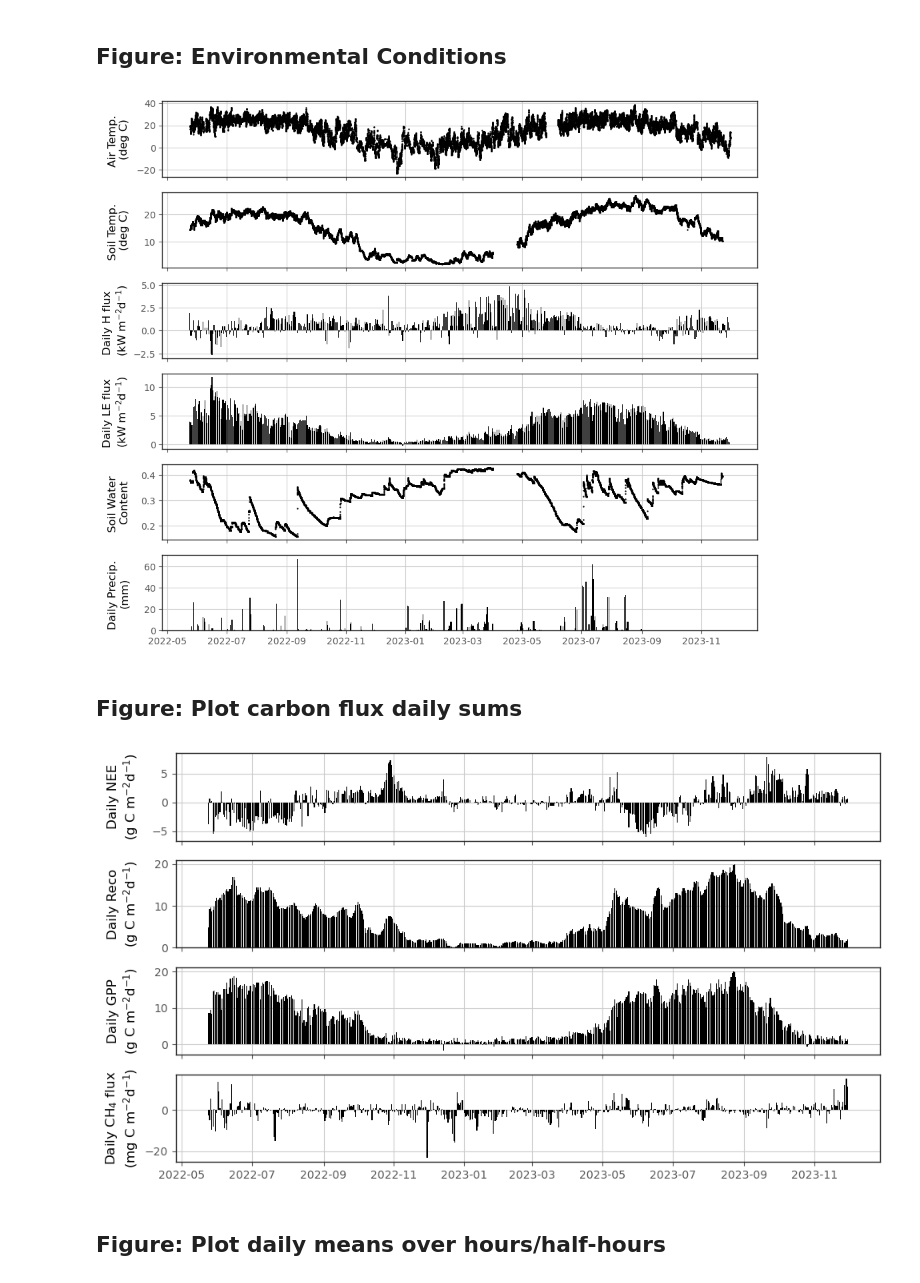
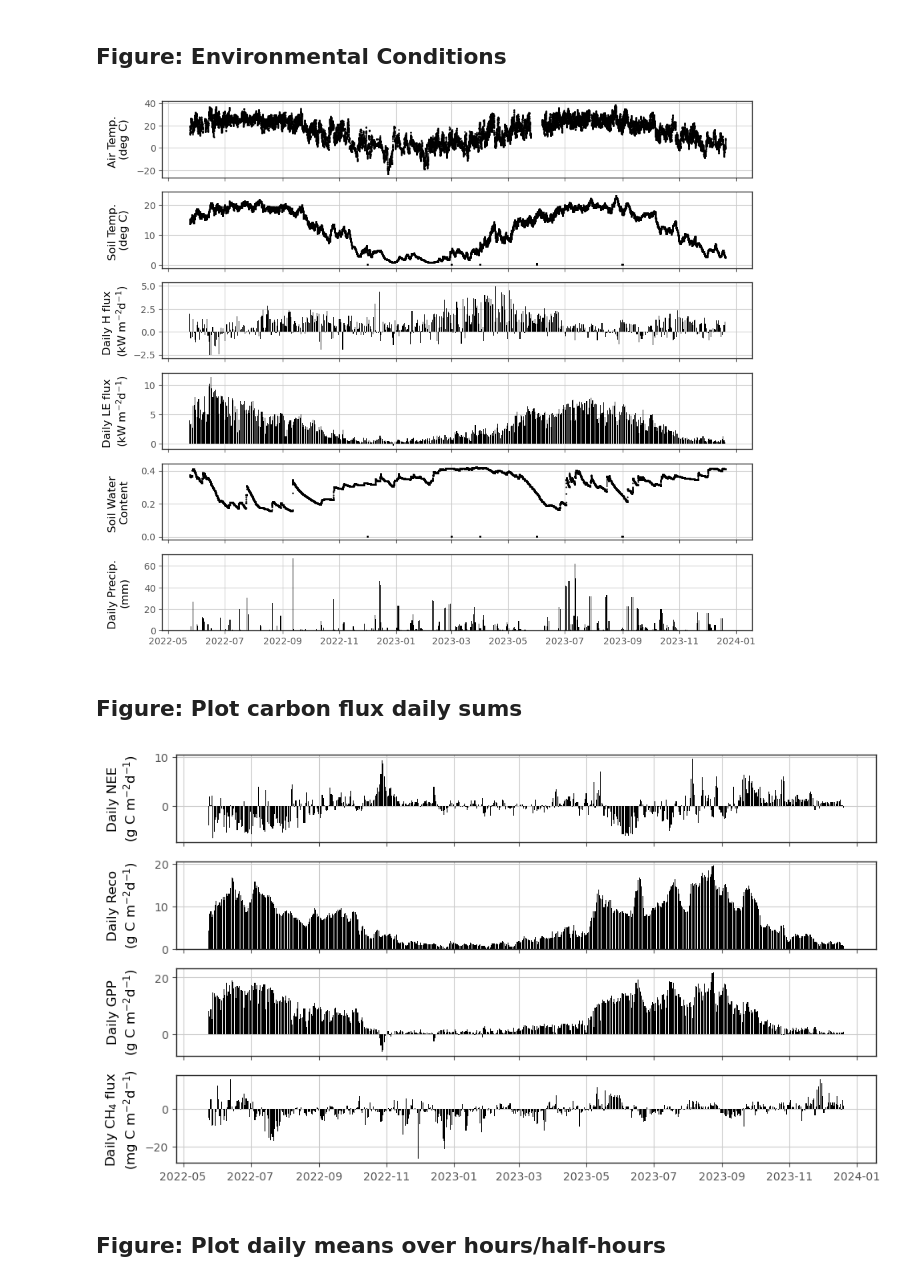
Before and after one commit to ottobriner/atmos-flux-data, a Jupyter notebook: atmos-plot.ipynb, the cells around one changed output. Cells and saved outputs as stored; diff of their text form; code cells hidden in the pictures.

Commit message:
updating with new fluxes

```diff
--- a/atmos-plot.ipynb
+++ b/atmos-plot.ipynb
@@ -45,21 +45,21 @@ def read_l3(filepath, datecol='DATE'):
     df.index = df.index.set_names(None)
     return df
 
-filepath = '/home/otto/data/atmos-flux-data/processed/ATMOS_L3_2024-01-31.csv'
+filepath = '/home/otto/data/atmos-flux-data/processed/ATMOS_L3_2024-04-09.csv'
 l3 = read_l3(filepath)
 
-predictors = 'baseline'
-filepath = f'/home/otto/data/atmos-flux-data/methane-gapfill/data_dir/ATMOS_20240202_{predictors}/gapfilled/rf_predictors_laplace.csv'
-rf = read_l3(filepath).add_suffix('_RF')
+# predictors = 'baseline'
+# filepath = f'/home/otto/data/atmos-flux-data/methane-gapfill/data_dir/ATMOS_20240202_{predictors}/gapfilled/rf_predictors_laplace.csv'
+# rf = read_l3(filepath).add_suffix('_RF')
 
-filepath = f'/home/otto/data/atmos-flux-data/methane-gapfill/data_dir/ATMOS_20240202_{predictors}/gapfilled/ann_predictors_laplace.csv'
-ann = read_l3(filepath).add_suffix('_ANN')
+# filepath = f'/home/otto/data/atmos-flux-data/methane-gapfill/data_dir/ATMOS_20240202_{predictors}/gapfilled/ann_predictors_laplace.csv'
+# ann = read_l3(filepath).add_suffix('_ANN')
 
-l3 = pd.concat([l3, rf.loc[:,'FCH4_F_RF':], ann.loc[:,'FCH4_F_ANN':]], axis=1)
-# l3.to_csv(f'./output/csv/ATMOS_L3_{datetime.now().strftime("%Y%m%d")}_ch4gapfilled.csv', index = False)
+# l3 = pd.concat([l3, rf.loc[:,'FCH4_F_RF':], ann.loc[:,'FCH4_F_ANN':]], axis=1)
+# # l3.to_csv(f'./output/csv/ATMOS_L3_{datetime.now().strftime("%Y%m%d")}_ch4gapfilled.csv', index = False)
 
-platt_constant = rf['FCH4_F_UNCERTAINTY_RF'] / rf.loc[:, [f'FCH4_F{i}_RF' for i in range(1,11)]].std(axis=1)
-# (platt_constant)
+# platt_constant = rf['FCH4_F_UNCERTAINTY_RF'] / rf.loc[:, [f'FCH4_F{i}_RF' for i in range(1,11)]].std(axis=1)
+# # (platt_constant)
 
 # # output L3 fluxes with ch4 gap filling
 
@@ -168,11 +179,11 @@ dtype: float64
 weekly = l3.groupby(l3.date.dt.to_period('W')).agg(TA_EP_mean = ('TA_EP', np.mean),
                                                   Tsoil_mean=('Tsoil_mean', np.mean),
                                                   SWC_mean=('SWC_mean', np.mean),
-                                                  FCH4_F_RF_mean=('FCH4_F_RF', lambda x: np.mean(x * 1000)),
+                                                  FCH4_f_mean=('FCH4_f', lambda x: np.mean(x * 1000)),
                                                    NEE_f_mean=('NEE_f', np.mean),
                                                    GPP_f_mean=('GPP_f', np.mean),
                                                    Reco_mean=('GPP_f', np.mean),
-                                                  FCH4_F_RF_sum=('FCH4_F_RF', lambda x: np.sum(x * 1800 / 1000 * 12.01)), # mgC m-2
+                                                  FCH4_f_sum=('FCH4_f', lambda x: np.sum(x * 1800 / 1000 * 12.01)), # mgC m-2
                                                    NEE_f_sum=('NEE_f', lambda x: np.sum(x * 1800 / 1000 / 1000 * 12.01)), # gC m-2
                                                    GPP_f_sum=('GPP_f', lambda x: np.sum(x * 1800 / 1000 / 1000 * 12.01)), # gC m-2
                                                    Reco_sum=('Reco', lambda x: np.sum(x * 1800 / 1000 / 1000 * 12.01)), # gC m-2
@@ -185,11 +196,11 @@ weekly = l3.groupby(l3.date.dt.to_period('W')).agg(TA_EP_mean = ('TA_EP', np.mea
 monthly = l3.groupby(l3.date.dt.to_period('M')).agg(TA_EP_mean = ('TA_EP', np.mean),
                                                   Tsoil_mean=('Tsoil_mean', np.mean),
                                                   SWC_mean=('SWC_mean', np.mean),
-                                                  FCH4_F_RF_mean=('FCH4_F_RF', lambda x: np.mean(x * 1000)), # nmol m-2
+                                                  FCH4_f_mean=('FCH4_f', lambda x: np.mean(x * 1000)), # nmol m-2
                                                    NEE_f_mean=('NEE_f', np.mean),
                                                    GPP_f_mean=('GPP_f', np.mean),
                                                    Reco_mean=('GPP_f', np.mean),
-                                                  FCH4_F_RF_sum=('FCH4_F_RF', lambda x: np.sum(x * 1800 / 1000 * 12.01)), # mgC m-2
+                                                  FCH4_f_sum=('FCH4_f', lambda x: np.sum(x * 1800 / 1000 * 12.01)), # mgC m-2
                                                    NEE_f_sum=('NEE_f', lambda x: np.sum(x * 1800 / 1000 / 1000 * 12.01)), # gC m-2
                                                    GPP_f_sum=('GPP_f', lambda x: np.sum(x * 1800 / 1000 / 1000 * 12.01)), # gC m-2
                                                    Reco_sum=('Reco', lambda x: np.sum(x * 1800 / 1000 / 1000 * 12.01)), # gC m-2
@@ -200,7 +211,7 @@ monthly = l3.groupby(l3.date.dt.to_period('M')).agg(TA_EP_mean = ('TA_EP', np.me
 # monthly.index = monthly.index.set_names(None)
 
 # # cols = ['FC', 'NEE_f', 'Reco', 'GPP_f', 'FCH4', 'FCH4_f', 'H_f'] # Fluxnet variables
-# cols = ['co2_flux', 'NEE_f', 'Reco', 'GPP_f', 'ch4_flux', 'FCH4_f', 'FCH4_F_RF', 'FCH4_F_ANN', 'LE', 'LE_f','H_f'] # Full output variables
+# cols = ['co2_flux', 'NEE_f', 'Reco', 'GPP_f', 'ch4_flux', 'FCH4_f', 'FCH4_f', 'FCH4_F_ANN', 'LE', 'LE_f','H_f'] # Full output variables
 
 # dailysum = l3.loc[:, cols].groupby(pd.Grouper(freq='1D')).sum() * 1800 / 1000
 # dailysum.loc[:, 'LE_f'] = l3.loc[:, ['LE_f']].groupby(pd.Grouper(freq='1D')).sum()
@@ -213,11 +224,11 @@ monthly = l3.groupby(l3.date.dt.to_period('M')).agg(TA_EP_mean = ('TA_EP', np.me
 daily = l3.groupby(l3.date.dt.to_period('D')).agg(TA_EP_mean = ('TA_EP', np.mean),
                                                   Tsoil_mean=('Tsoil_mean', np.mean),
                                                   SWC_mean=('SWC_mean', np.mean),
-                                                  FCH4_F_RF_mean=('FCH4_F_RF', lambda x: np.mean(x * 1000)), # nmol m-2
+                                                  FCH4_f_mean=('FCH4_f', lambda x: np.mean(x * 1000)), # nmol m-2
                                                    NEE_f_mean=('NEE_f', np.mean),
                                                    GPP_f_mean=('GPP_f', np.mean),
                                                    Reco_mean=('GPP_f', np.mean),
-                                                  FCH4_F_RF_sum=('FCH4_F_RF', lambda x: np.sum(x * 1800 / 1000 * 12.01)), # mgC m-2
+                                                  FCH4_f_sum=('FCH4_f', lambda x: np.sum(x * 1800 / 1000 * 12.01)), # mgC m-2
                                                    NEE_f_sum=('NEE_f', lambda x: np.sum(x * 1800 / 1000 / 1000 * 12.01)), # gC m-2
                                                    GPP_f_sum=('GPP_f', lambda x: np.sum(x * 1800 / 1000 / 1000 * 12.01)), # gC m-2
                                                    Reco_sum=('Reco', lambda x: np.sum(x * 1800 / 1000 / 1000 * 12.01)), # gC m-2
@@ -229,11 +240,11 @@ daily = l3.groupby(l3.date.dt.to_period('D')).agg(TA_EP_mean = ('TA_EP', np.mean
 hourly = l3.groupby(l3.date.dt.to_period('H')).agg(TA_EP_mean = ('TA_EP', np.mean),
                                                   Tsoil_mean=('Tsoil_mean', np.mean),
                                                   SWC_mean=('SWC_mean', np.mean),
-                                                  FCH4_F_RF_mean=('FCH4_F_RF', lambda x: np.mean(x * 1000)), # nmol m-2
+                                                  FCH4_f_mean=('FCH4_f', lambda x: np.mean(x * 1000)), # nmol m-2
                                                    NEE_f_mean=('NEE_f', np.mean),
                                                    GPP_f_mean=('GPP_f', np.mean),
                                                    Reco_mean=('GPP_f', np.mean),
-                                                  FCH4_F_RF_sum=('FCH4_F_RF', lambda x: np.sum(x * 1800 / 1000 * 12.01)), # mgC m-2
+                                                  FCH4_f_sum=('FCH4_f', lambda x: np.sum(x * 1800 / 1000 * 12.01)), # mgC m-2
                                                    NEE_f_sum=('NEE_f', lambda x: np.sum(x * 1800 / 1000 / 1000 * 12.01)), # gC m-2
                                                    GPP_f_sum=('GPP_f', lambda x: np.sum(x * 1800 / 1000 / 1000 * 12.01)), # gC m-2
                                                    Reco_sum=('Reco', lambda x: np.sum(x * 1800 / 1000 / 1000 * 12.01)), # gC m-2
@@ -309,29 +350,29 @@ plt.tight_layout()
 fig.align_ylabels(ax[:])
 # plt.savefig(f'./output/fig_environ_{datetime.now().strftime("%Y%m%d")}.png', dpi=300)
 # %% [output]
-[figure, old version]
+[figure, new version]
 # %% [markdown]
 ## Figure: Plot carbon flux daily sums
 # %%
 # cols = ['NEE_f', 'Reco', 'GPP_f', 'FCH4_f']
-cols = ['NEE_f_sum', 'Reco_sum', 'GPP_f_sum', 'FCH4_F_RF_sum']
+cols = ['NEE_f_sum', 'Reco_sum', 'GPP_f_sum', 'FCH4_f_sum']
 labels = ['Daily NEE', 'Daily Reco', 'Daily GPP', 'Daily $CH_4$ flux']
 fig, ax = plt.subplots(len(cols),1, figsize = (10, 5.65), sharex = True)
 
 for i in range(len(cols)):
     ax[i].bar(daily.index.to_timestamp(), daily[cols[i]], color = 'k', linestyle = 'None')
     if i == 3:
         ax[i].set(ylabel = labels[i] + '\n(mg C $m^{-2}d^{-1}$)')
     else: ax[i].set(ylabel = labels[i] + '\n(g C $m^{-2}d^{-1}$)')
 
 # ax[1].set(ylim = [-150,1650])
 # ax[2].set(ylim = [-150,1650])
 plt.tight_layout()
 fig.align_ylabels(ax[:])
 
-# plt.savefig(f'./output/fig_fluxes_{datetime.now().strftime("%Y%m%d")}.png', dpi=300)
+plt.savefig(f'./output/fig_fluxes_{datetime.now().strftime("%Y%m%d")}.png', dpi=300)
 # %% [output]
-[figure, old version]
+[figure, new version]
 # %% [markdown]
 ## Figure: Plot daily means over hours/half-hours
 # %%
```
Also changed, not shown: parts of 17 cells of this notebook, 2 other files.
